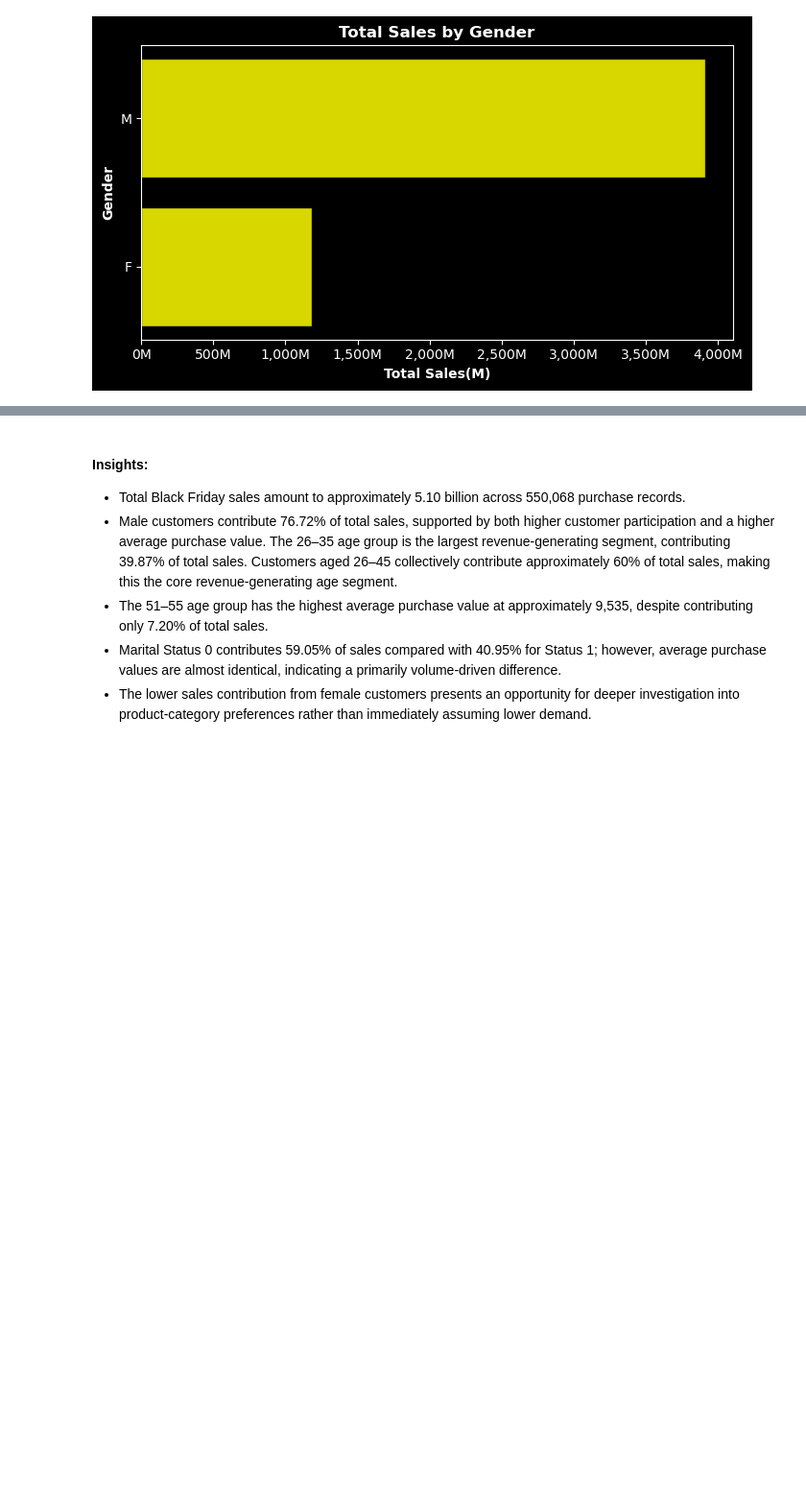
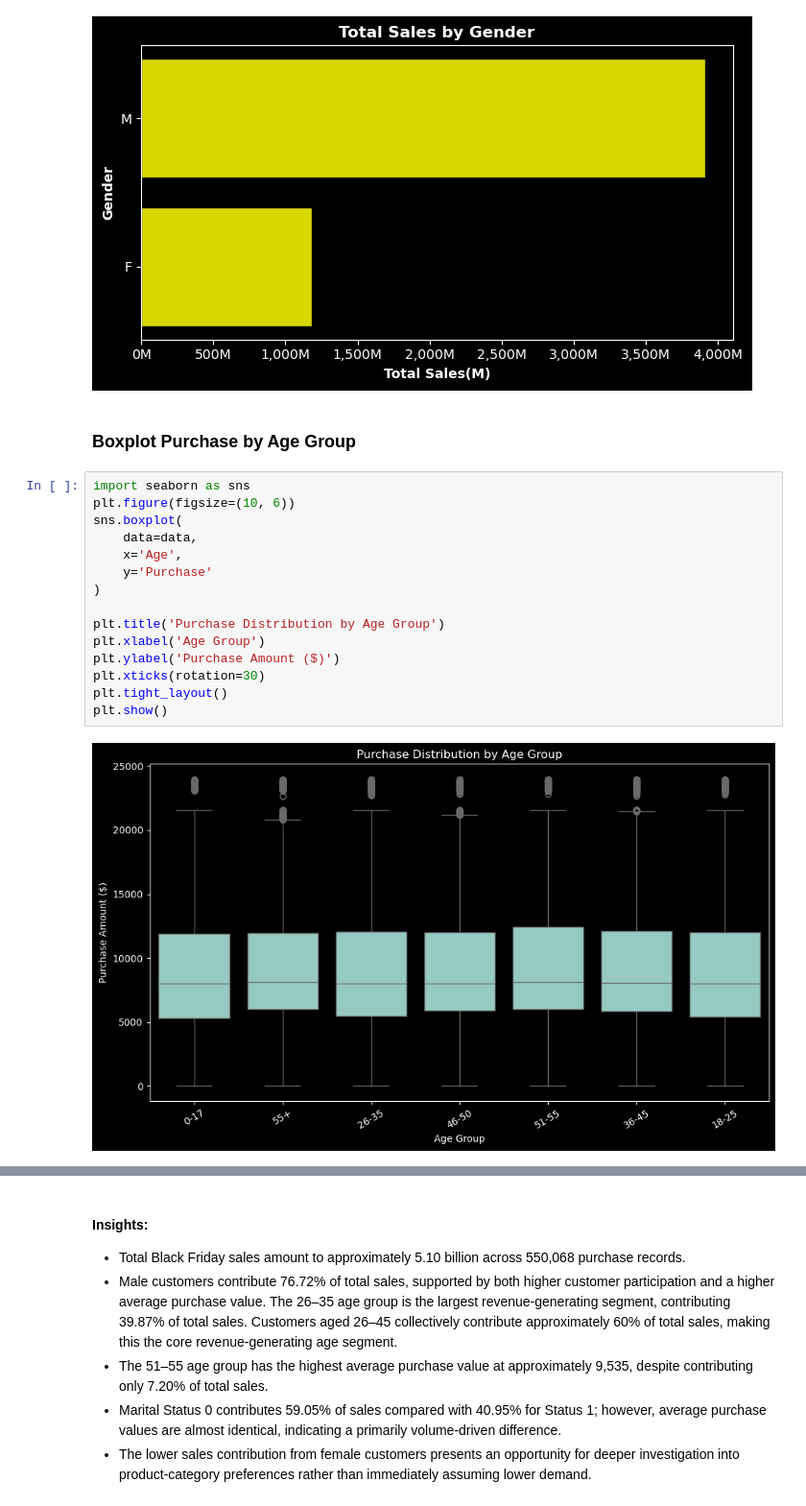
Before and after one commit to arijitddutta/Deep-Dive-Into-BlackFriday-Retail-Analytics, a Jupyter notebook: notebooks/Black-Friday-Detailed-EDA-Statistical-Analysis.ipynb, the cells around one changed output, grey strips where cells are left out. Shown at 96% size. Cells and saved outputs as stored; diff of their text form; blank space fills up the shorter version.

```diff
--- a/notebooks/Black-Friday-Detailed-EDA-Statistical-Analysis.ipynb
+++ b/notebooks/Black-Friday-Detailed-EDA-Statistical-Analysis.ipynb
@@ -354,3 +377,22 @@ plt.tight_layout()
 plt.show()
 # %% [output]
 [figure]
+# %% [markdown]
+### Boxplot  Purchase by Age Group
+# %%
+import seaborn as sns
+plt.figure(figsize=(10, 6))
+sns.boxplot(
+    data=data,
+    x='Age',
+    y='Purchase'
+)
+
+plt.title('Purchase Distribution by Age Group')
+plt.xlabel('Age Group')
+plt.ylabel('Purchase Amount ($)')
+plt.xticks(rotation=30)
+plt.tight_layout()
+plt.show()
+# %% [output]
+[figure, added]
```
Also changed, not shown: parts of 18 cells of this notebook, 42 other files.
